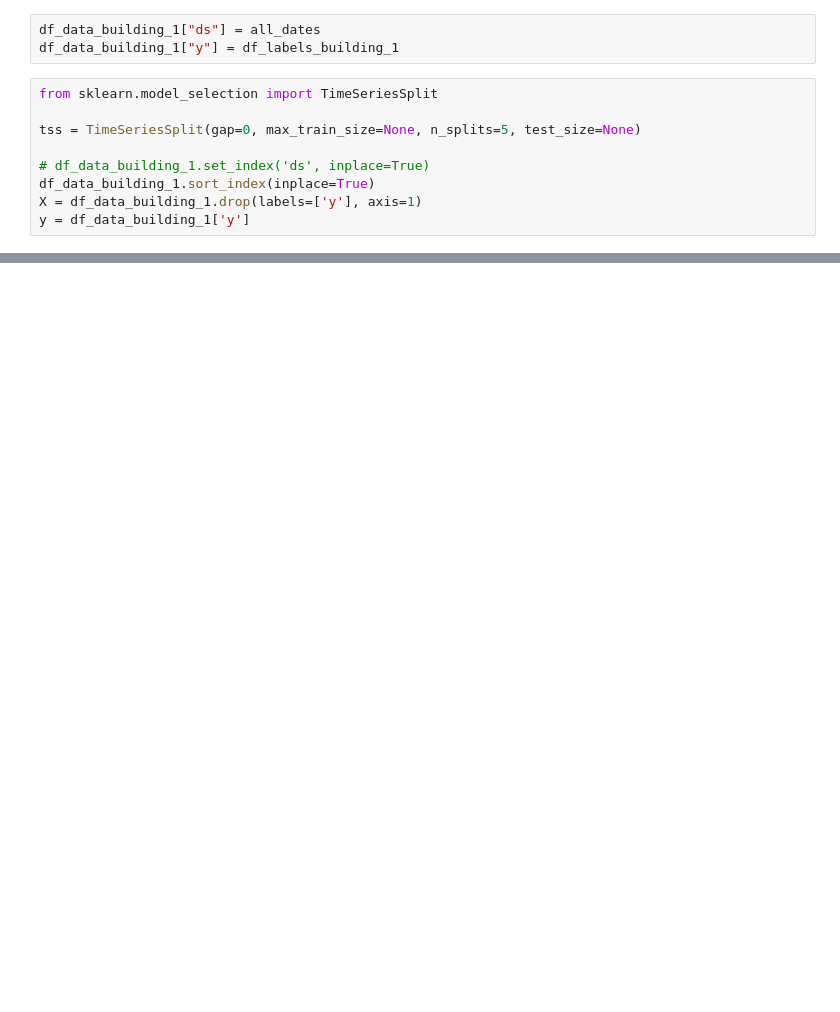
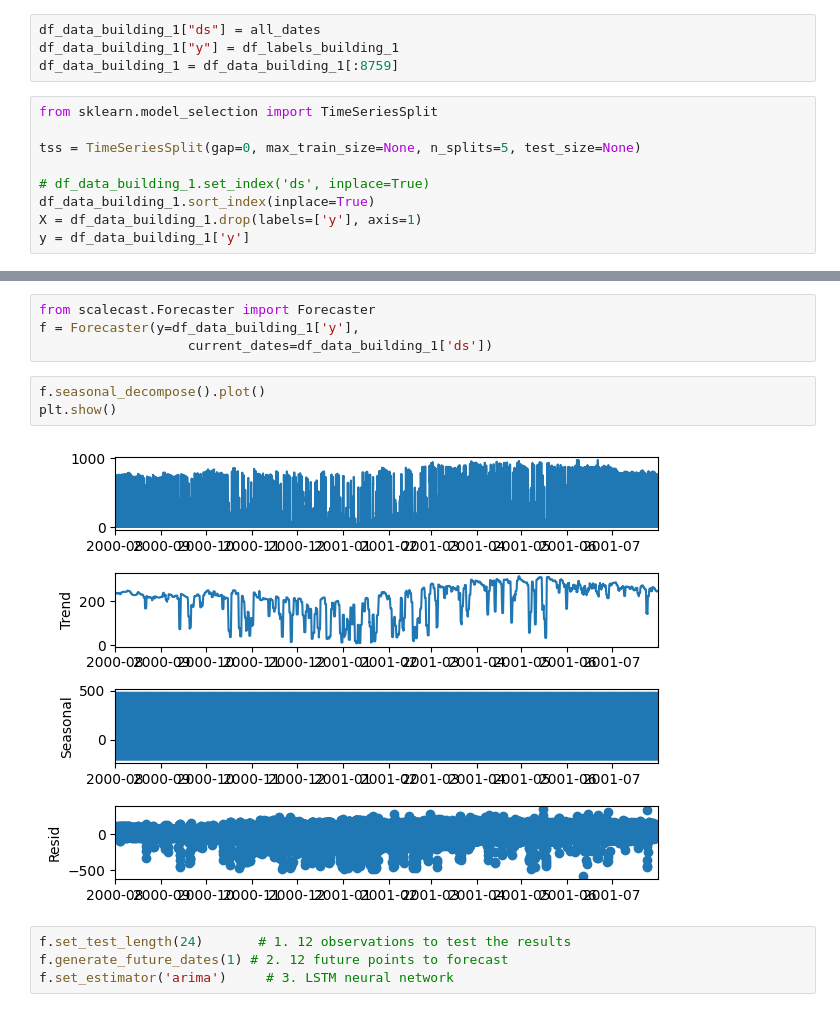
Before and after one commit to TeamEpochGithub/citylearn2022, a Jupyter notebook: prediction_models/weather_model.ipynb, the cells around one changed output, grey strips where cells are left out. Drawn from its saved outputs; the diff is of its cells as text; blank space fills up the shorter version.

Commit message:
include scalecast forecaster

```diff
--- a/prediction_models/weather_model.ipynb
+++ b/prediction_models/weather_model.ipynb
@@ -62,6 +62,7 @@ plt.plot(df_labels_building_1[1000:1168])
 # %%
 df_data_building_1["ds"] = all_dates
 df_data_building_1["y"] = df_labels_building_1
+df_data_building_1 = df_data_building_1[:8759]
 # %%
 from sklearn.model_selection import TimeSeriesSplit
 
@@ -127,0 +75,13 @@ SyntaxError: invalid syntax (1136315542.py, line 3)
+# %%
+from scalecast.Forecaster import Forecaster
+f = Forecaster(y=df_data_building_1['y'],
+                   current_dates=df_data_building_1['ds'])
+# %%
+f.seasonal_decompose().plot()
+plt.show()
+# %% [output]
+[figure, added]
+# %%
+f.set_test_length(24)       # 1. 12 observations to test the results
+f.generate_future_dates(1) # 2. 12 future points to forecast
+f.set_estimator('arima')     # 3. LSTM neural network
```
Also changed, not shown: parts of 4 cells of this notebook, 2 other files.
